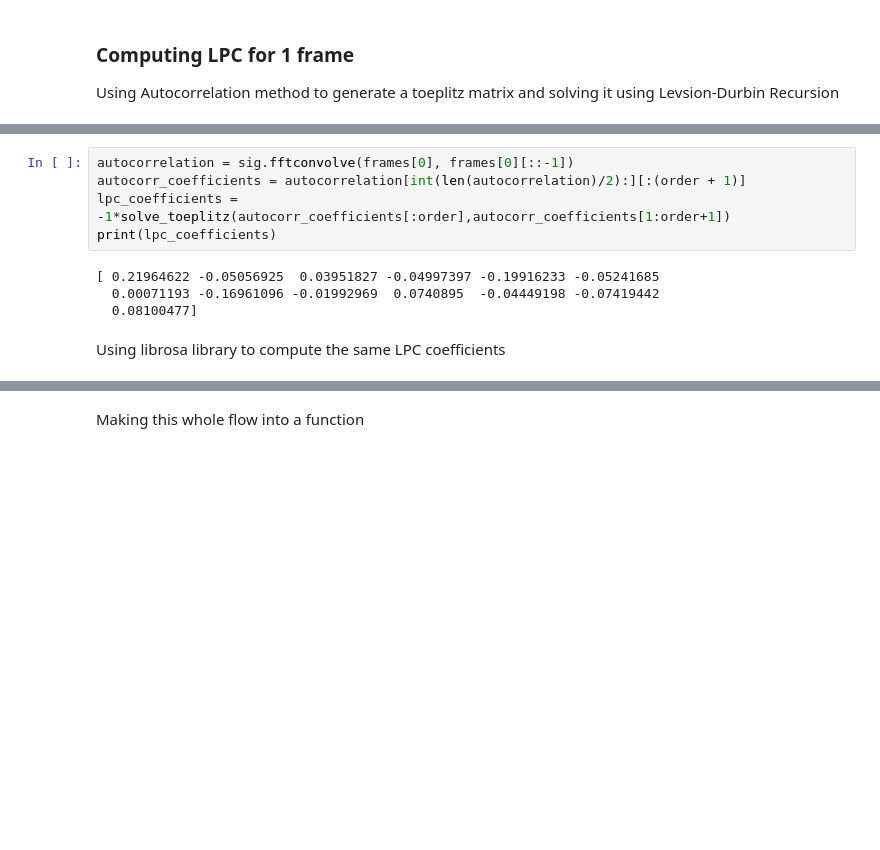
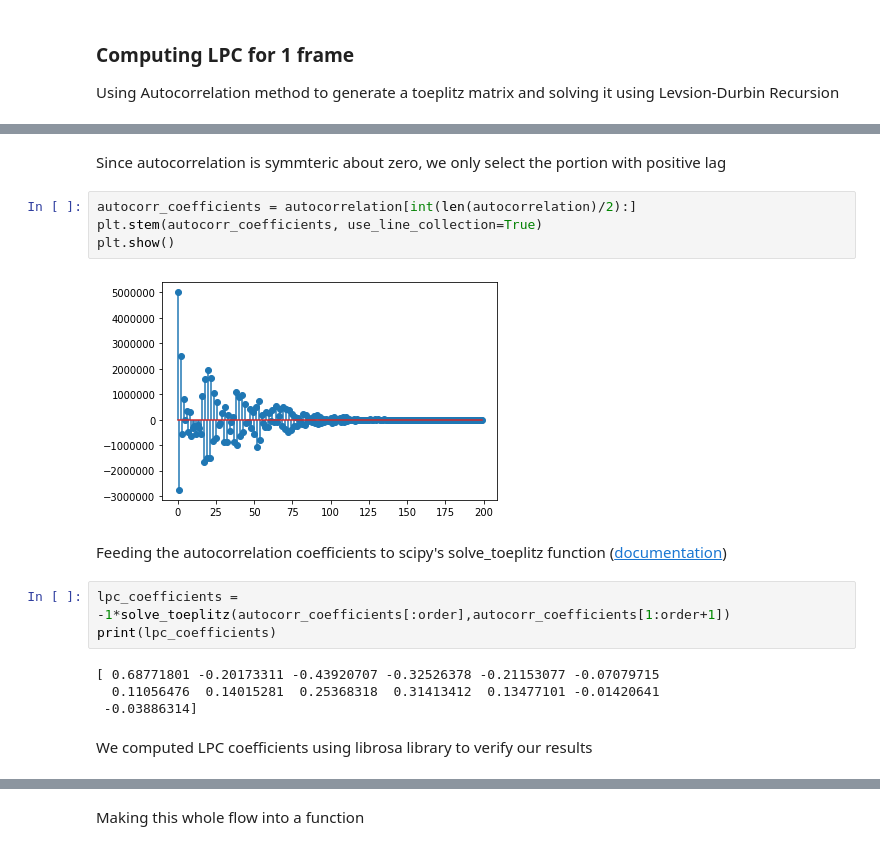
Before and after one commit to rmhanchate/SAMP2020_course_material, a Jupyter notebook: LPC.ipynb, the cells around one changed output, grey strips where cells are left out. Saved outputs shown, nothing was run; the diff lists cells and outputs as text; blank space fills up the shorter version.

```diff
--- a/LPC.ipynb
+++ b/LPC.ipynb
@@ -58,14 +85,22 @@ Using Autocorrelation method to generate a toeplitz matrix and solving it using
+# %% [markdown]
+Since autocorrelation is symmteric about zero, we only select the portion with positive lag
+# %%
+autocorr_coefficients = autocorrelation[int(len(autocorrelation)/2):]
+plt.stem(autocorr_coefficients, use_line_collection=True)
+plt.show()
+# %% [output]
+[figure, added]
+# %% [markdown]
+Feeding the autocorrelation coefficients to scipy's solve_toeplitz function ([documentation](https://docs.scipy.org/doc/scipy-0.17.0/reference/generated/scipy.linalg.solve_toeplitz.html))
 # %%
-autocorrelation = sig.fftconvolve(frames[0], frames[0][::-1])
-autocorr_coefficients = autocorrelation[int(len(autocorrelation)/2):][:(order + 1)]
 lpc_coefficients = -1*solve_toeplitz(autocorr_coefficients[:order],autocorr_coefficients[1:order+1])
 print(lpc_coefficients)
 # %% [output]
-[ 0.21964622 -0.05056925  0.03951827 -0.04997397 -0.19916233 -0.05241685
-  0.00071193 -0.16961096 -0.01992969  0.0740895  -0.04449198 -0.07419442
-  0.08100477]
+[ 0.68771801 -0.20173311 -0.43920707 -0.32526378 -0.21153077 -0.07079715
+  0.11056476  0.14015281  0.25368318  0.31413412  0.13477101 -0.01420641
+ -0.03886314]
-# %% [markdown]
-Using librosa library to compute the same LPC coefficients
+# %% [markdown]
+We computed LPC coefficients using librosa library to verify our results
 # %%
 lpc_librosa = librosa.lpc(frames[0],order=13)[1:]
 print(lpc_librosa)
```
Also changed, not shown: parts of 11 cells of this notebook, 2 other files.
